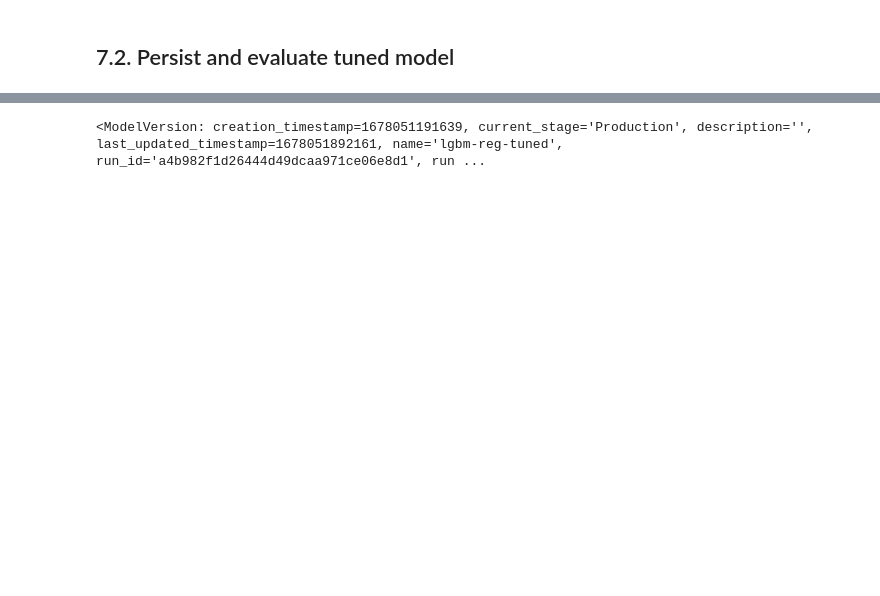
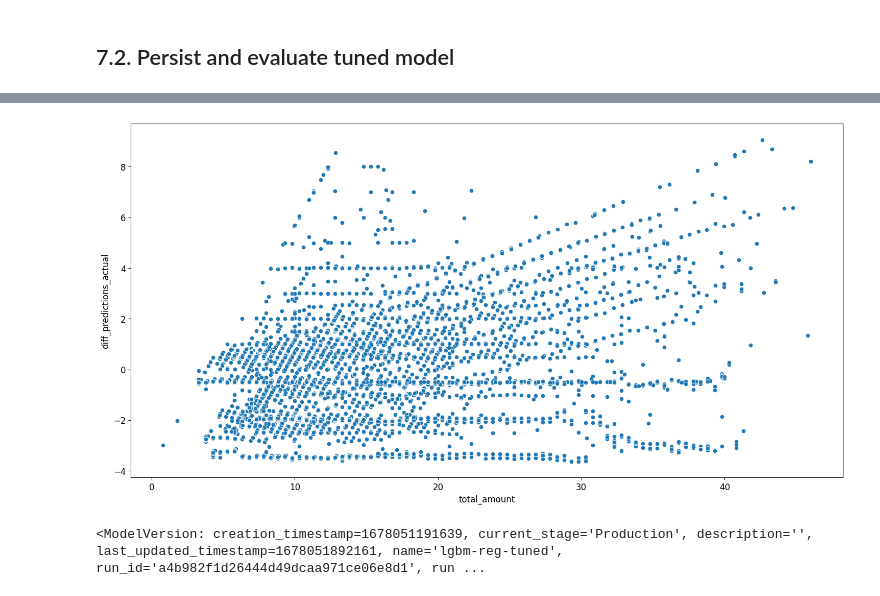
Before and after one commit to cenciati/predict-taxi-fare, a Jupyter notebook: notebooks/experiment-01.ipynb, the cells around one changed output, grey strips where cells are left out. Saved outputs shown, nothing was run; the diff lists cells and outputs as text; code cells hidden in the pictures; blank space fills up the shorter version.

```diff
--- a/notebooks/experiment-01.ipynb
+++ b/notebooks/experiment-01.ipynb
@@ -1147,3 +1163,7 @@ plt.legend();
+# %%
+sns.scatterplot(x="total_amount", y="diff_predictions_actual", data=df_results);
+# %% [output]
+[figure, added]
 # %%
 # Since this model is the artifact of this notebook experiment,
 # and its usage has just been tested and validated, now we can deploy this
```
Also changed, not shown: parts of 11 cells of this notebook.
